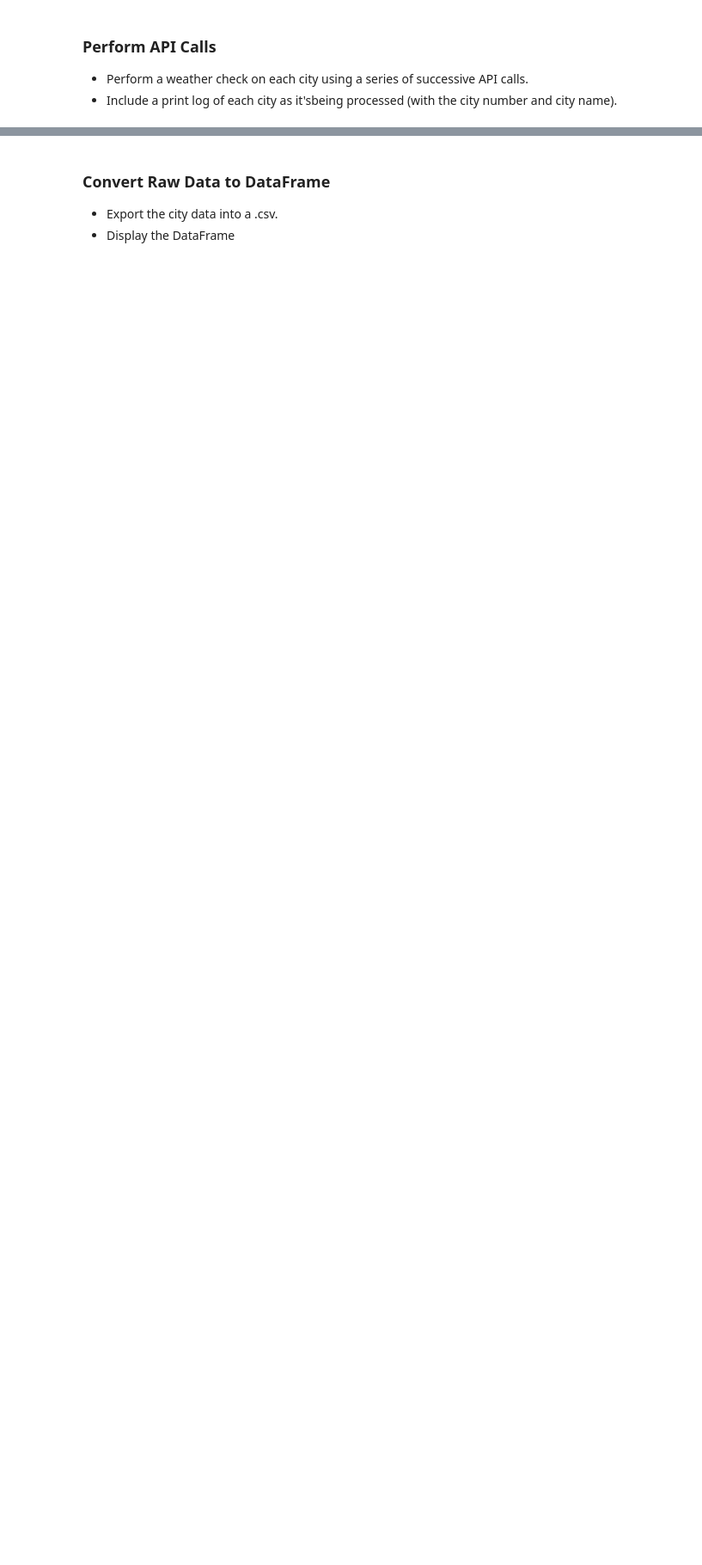
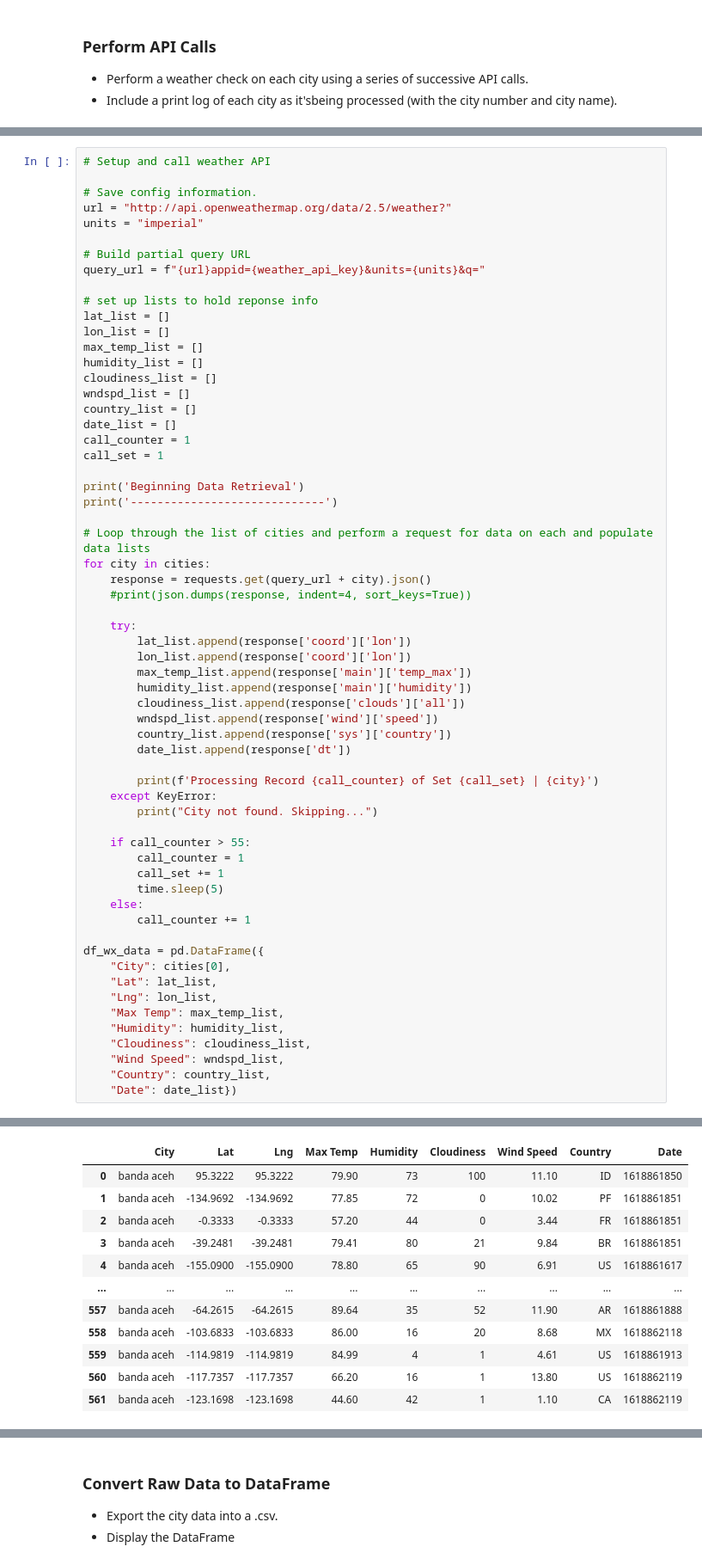
Before and after one commit to NicoleLund/pythonAPI-weatherAnalysis, a Jupyter notebook: WeatherPy/WeatherPy.ipynb, the cells around one changed output, grey strips where cells are left out. Shown at 86% size. Cells and saved outputs as stored; diff of their text form; blank space fills up the shorter version.

Commit message:
Collect raw weather data

```diff
--- a/WeatherPy/WeatherPy.ipynb
+++ b/WeatherPy/WeatherPy.ipynb
@@ -63,0 +78,62 @@ len(cities)
+# %%
+# Setup and call weather API
+
+# Save config information.
+url = "http://api.openweathermap.org/data/2.5/weather?"
+units = "imperial"
+
+# Build partial query URL
+query_url = f"{url}appid={weather_api_key}&units={units}&q="
+
+# set up lists to hold reponse info
+lat_list = []
+lon_list = []
+max_temp_list = []
+humidity_list = []
+cloudiness_list = []
+wndspd_list = []
+country_list = []
+date_list = []
+call_counter = 1
+call_set = 1
+
+print('Beginning Data Retrieval')
+print('-----------------------------')
+
+# Loop through the list of cities and perform a request for data on each and populate data lists
+for city in cities:
+    response = requests.get(query_url + city).json()
+    #print(json.dumps(response, indent=4, sort_keys=True))
+
+    try:
+        lat_list.append(response['coord']['lon'])
+        lon_list.append(response['coord']['lon'])
+        max_temp_list.append(response['main']['temp_max'])
+        humidity_list.append(response['main']['humidity'])
+        cloudiness_list.append(response['clouds']['all'])
+        wndspd_list.append(response['wind']['speed'])
+        country_list.append(response['sys']['country'])
+        date_list.append(response['dt'])
+
+        print(f'Processing Record {call_counter} of Set {call_set} | {city}')
+    except KeyError:
+        print("City not found. Skipping...")
+
+    if call_counter > 55:
+        call_counter = 1
+        call_set += 1
+        time.sleep(5)
+    else:
+        call_counter += 1
+
+df_wx_data = pd.DataFrame({
+    "City": cities[0],
+    "Lat": lat_list,
+    "Lng": lon_list,
+    "Max Temp": max_temp_list,
+    "Humidity": humidity_list,
+    "Cloudiness": cloudiness_list,
+    "Wind Speed": wndspd_list,
+    "Country": country_list,
+    "Date": date_list})
+# %% [output]
@@ -63,0 +157,12 @@ len(cities)
+|  | City | Lat | Lng | Max Temp | Humidity | Cloudiness | Wind Speed | Country | Date |
+| 0 | banda aceh | 95.3222 | 95.3222 | 79.90 | 73 | 100 | 11.10 | ID | 1618861850 |
+| 1 | banda aceh | -134.9692 | -134.9692 | 77.85 | 72 | 0 | 10.02 | PF | 1618861851 |
+| 2 | banda aceh | -0.3333 | -0.3333 | 57.20 | 44 | 0 | 3.44 | FR | 1618861851 |
+| 3 | banda aceh | -39.2481 | -39.2481 | 79.41 | 80 | 21 | 9.84 | BR | 1618861851 |
+| 4 | banda aceh | -155.0900 | -155.0900 | 78.80 | 65 | 90 | 6.91 | US | 1618861617 |
+| ... | ... | ... | ... | ... | ... | ... | ... | ... | ... |
+| 557 | banda aceh | -64.2615 | -64.2615 | 89.64 | 35 | 52 | 11.90 | AR | 1618861888 |
+| 558 | banda aceh | -103.6833 | -103.6833 | 86.00 | 16 | 20 | 8.68 | MX | 1618862118 |
+| 559 | banda aceh | -114.9819 | -114.9819 | 84.99 | 4 | 1 | 4.61 | US | 1618861913 |
+| 560 | banda aceh | -117.7357 | -117.7357 | 66.20 | 16 | 1 | 13.80 | US | 1618862119 |
+| 561 | banda aceh | -123.1698 | -123.1698 | 44.60 | 42 | 1 | 1.10 | CA | 1618862119 |
```
Also changed, not shown: parts of 6 cells of this notebook, 2 other files.
